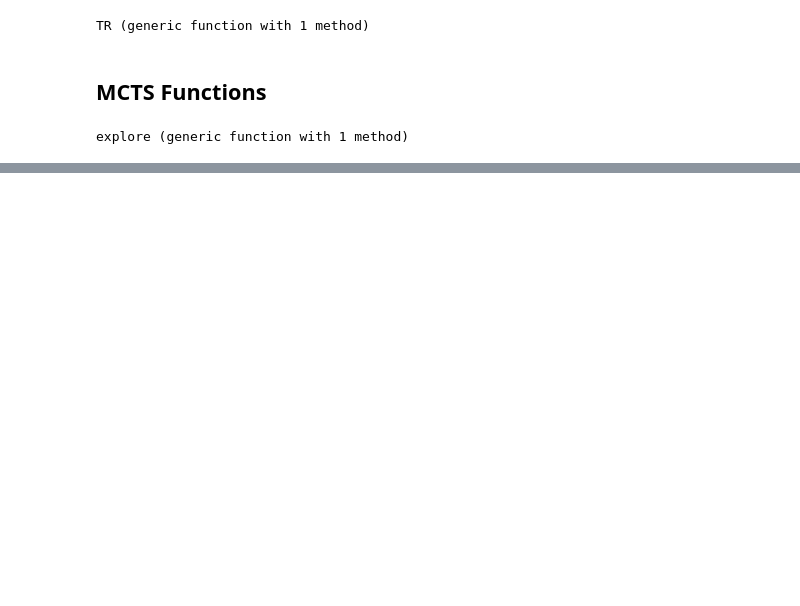
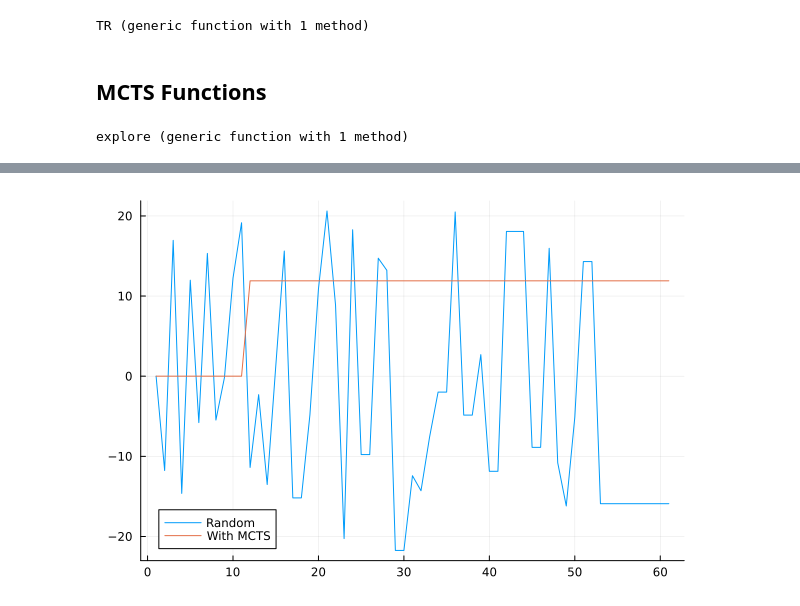
Before and after one commit to GigaVoltFlash/AA228-Final-Project, a Jupyter notebook: dev-anshuk/integrated_problem.ipynb, the cells around one changed output, grey strips where cells are left out. Drawn from its saved outputs; the diff is of its cells as text; code cells hidden in the pictures; blank space fills up the shorter version.

```diff
--- a/dev-anshuk/integrated_problem.ipynb
+++ b/dev-anshuk/integrated_problem.ipynb
@@ -174,0 +263,4 @@ a =
+# %%
+plot(index, [x_angle_list, x_angle_list_mcts], label=["Random" "With MCTS"])
+# %% [output]
+[figure, added]
```
Also changed, not shown: parts of 14 cells of this notebook, 1 other file.
